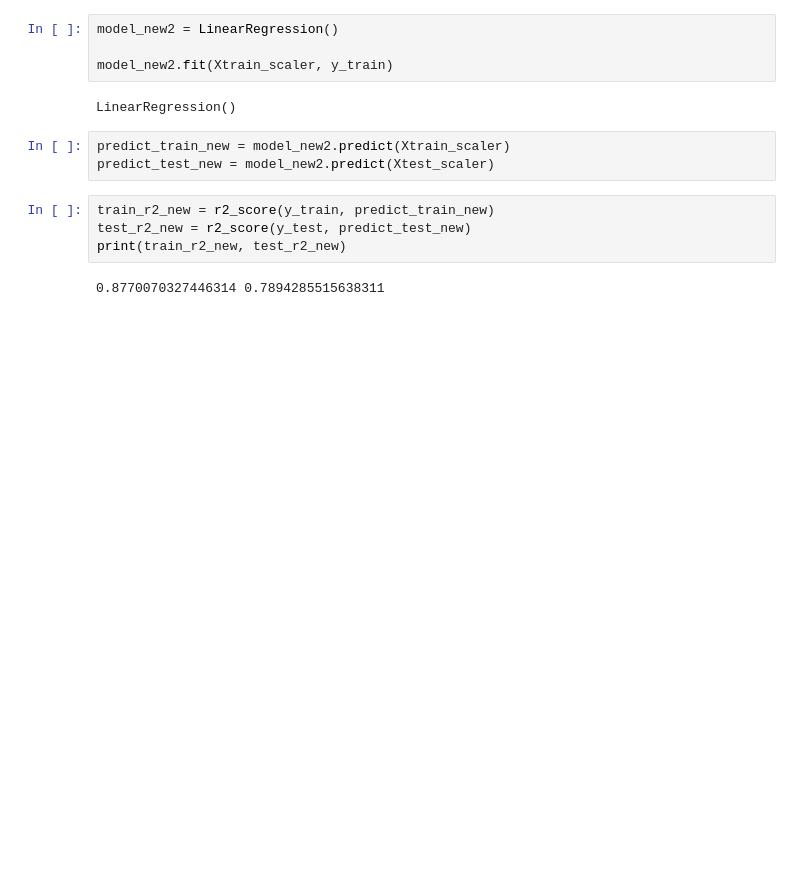
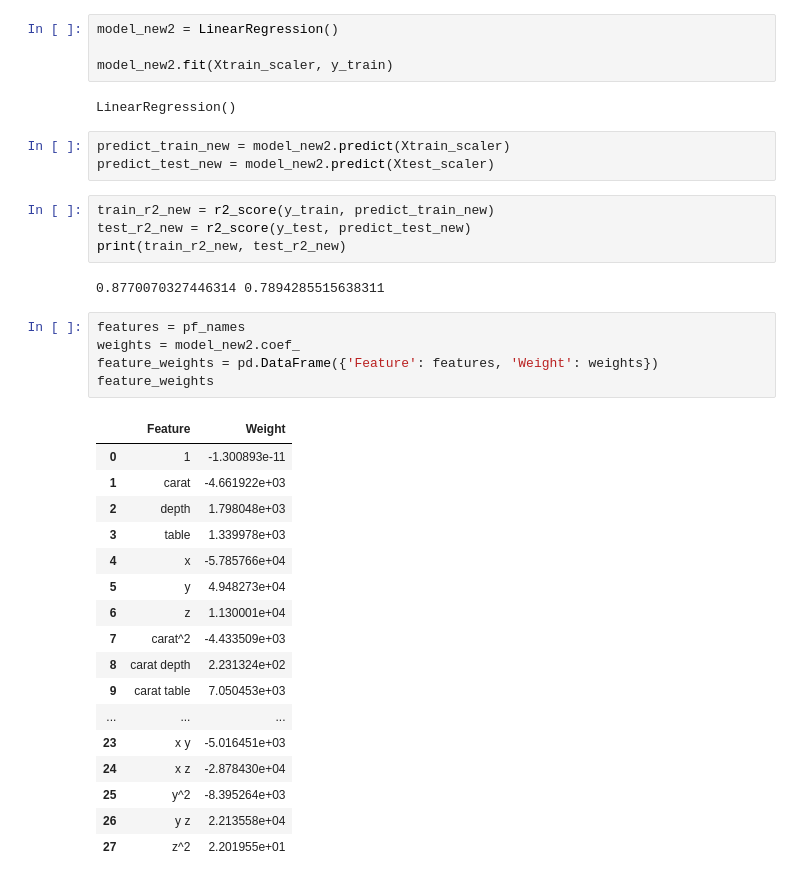
Before and after one commit to matari18/ml, a Jupyter notebook: LinReg_task.ipynb, the cells around one changed output. Cells and saved outputs as stored; diff of their text form; blank space fills up the shorter version.

```diff
--- a/LinReg_task.ipynb
+++ b/LinReg_task.ipynb
@@ -274,3 +274,26 @@ test_r2_new = r2_score(y_test, predict_test_new)
 print(train_r2_new, test_r2_new)
 # %% [output]
 0.8770070327446314 0.7894285515638311
+# %%
+features = pf_names
+weights = model_new2.coef_
+feature_weights = pd.DataFrame({'Feature': features, 'Weight': weights})
+feature_weights
+# %% [output]
+|  | Feature | Weight |
+| 0 | 1 | -1.300893e-11 |
+| 1 | carat | -4.661922e+03 |
+| 2 | depth | 1.798048e+03 |
+| 3 | table | 1.339978e+03 |
+| 4 | x | -5.785766e+04 |
+| 5 | y | 4.948273e+04 |
+| 6 | z | 1.130001e+04 |
+| 7 | carat^2 | -4.433509e+03 |
+| 8 | carat depth | 2.231324e+02 |
+| 9 | carat table | 7.050453e+03 |
+| ... | ... | ... |
+| 23 | x y | -5.016451e+03 |
+| 24 | x z | -2.878430e+04 |
+| 25 | y^2 | -8.395264e+03 |
+| 26 | y z | 2.213558e+04 |
+| 27 | z^2 | 2.201955e+01 |
```
